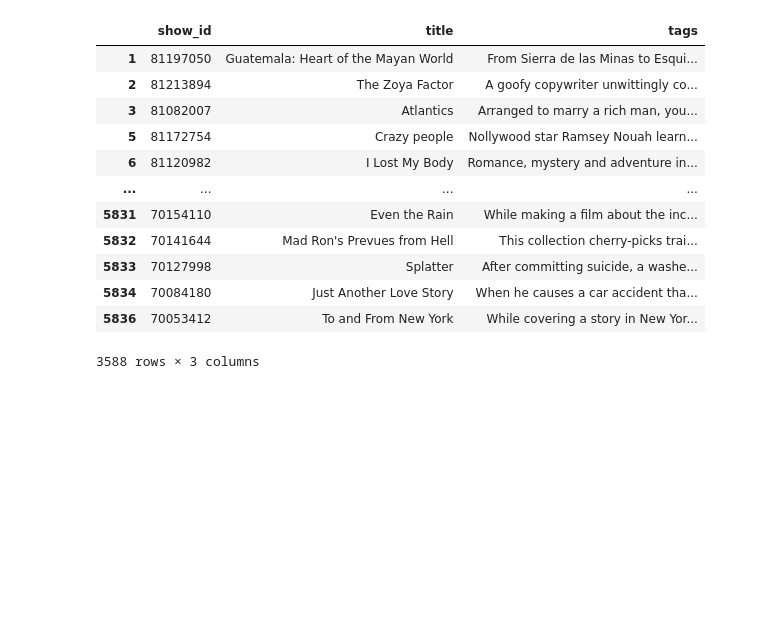
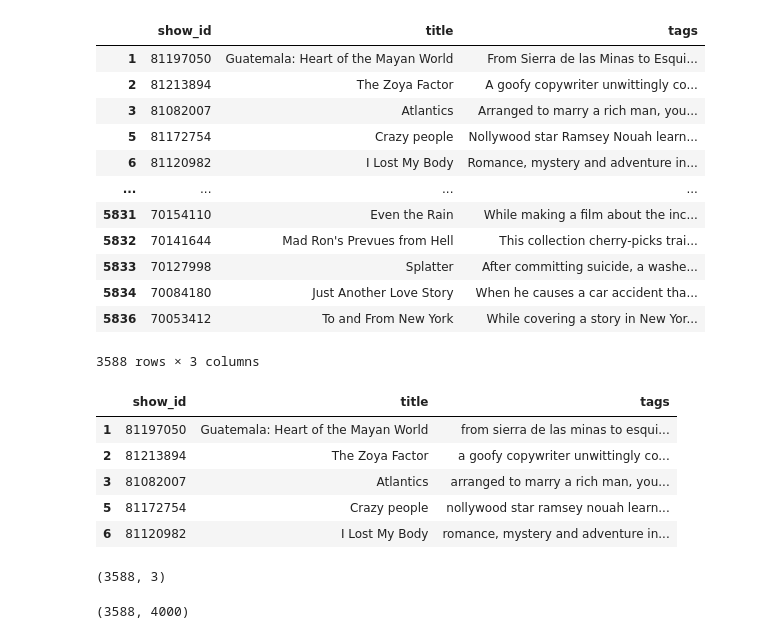
Before and after one commit to Pritishcoder07/Movie_Recommendation, a Jupyter notebook: Movie.ipynb, the cells around one changed output. Saved outputs shown, nothing was run; the diff lists cells and outputs as text; code cells hidden in the pictures; blank space fills up the shorter version.

```diff
--- a/Movie.ipynb
+++ b/Movie.ipynb
@@ -131,3 +131,18 @@ nmovie
 | 5834 | 70084180 | Just Another Love Story | When he causes a car accident tha... |
 | 5836 | 70053412 | To and From New York | While covering a story in New Yor... |
 3588 rows × 3 columns
+# %%
+nmovie['tags'] = nmovie['tags'].apply(lambda x:x.lower())
+# %%
+nmovie.head()
+# %% [output]
+|  | show_id | title | tags |
+| 1 | 81197050 | Guatemala: Heart of the Mayan World | from sierra de las minas to esqui... |
+| 2 | 81213894 | The Zoya Factor | a goofy copywriter unwittingly co... |
+| 3 | 81082007 | Atlantics | arranged to marry a rich man, you... |
+| 5 | 81172754 | Crazy people | nollywood star ramsey nouah learn... |
+| 6 | 81120982 | I Lost My Body | romance, mystery and adventure in... |
+# %%
+nmovie.shape
+# %% [output]
+(3588, 3)
@@ -133,0 +152,4 @@ nmovie
+# %%
+cv.fit_transform(nmovie['tags']).toarray().shape
+# %% [output]
+(3588, 4000)
```
Also changed, not shown: parts of 1 cell of this notebook.
